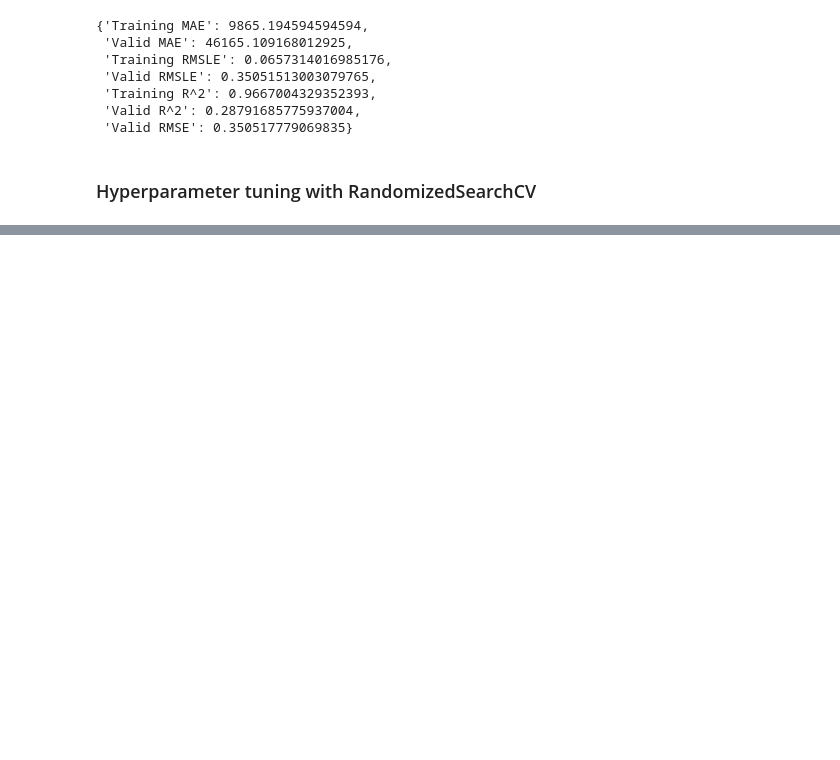
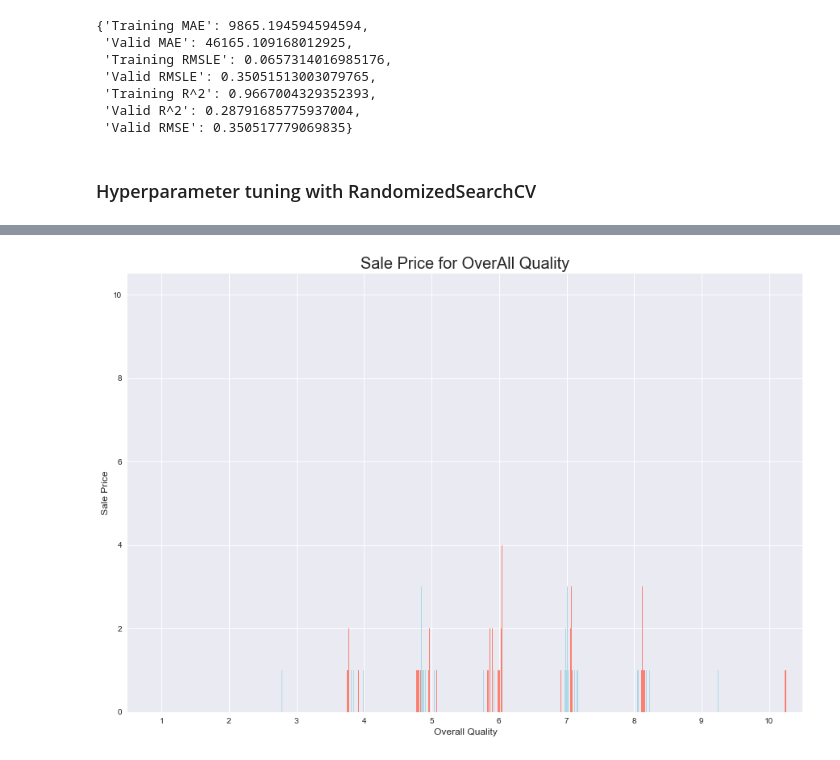
Before and after one commit to n1az/house-price-prediction, a Jupyter notebook: House Price.ipynb, the cells around one changed output, grey strips where cells are left out. Saved outputs shown, nothing was run; the diff lists cells and outputs as text; code cells hidden in the pictures; blank space fills up the shorter version.

```diff
--- a/House Price.ipynb
+++ b/House Price.ipynb
@@ -377,0 +412,14 @@ show_scores(rs_model)
+# %%
+# Make the crosstab more visual
+pd.crosstab(df.OverallQual, df["SalePrice"]).plot(kind="bar",
+                                  figsize=(15,10),
+                                  color=["salmon", "lightblue"], legend=False)
+
+# Add some communication
+plt.style.use("seaborn-pastel")
+plt.title("Sale Price for OverAll Quality", fontsize=20)
+plt.xlabel("Overall Quality", fontsize=12)
+plt.ylabel("Sale Price", fontsize=12)
+plt.xticks(rotation=0);
+# %% [output]
+[figure, added]
```
Also changed, not shown: parts of 15 cells of this notebook, 1 other file.
